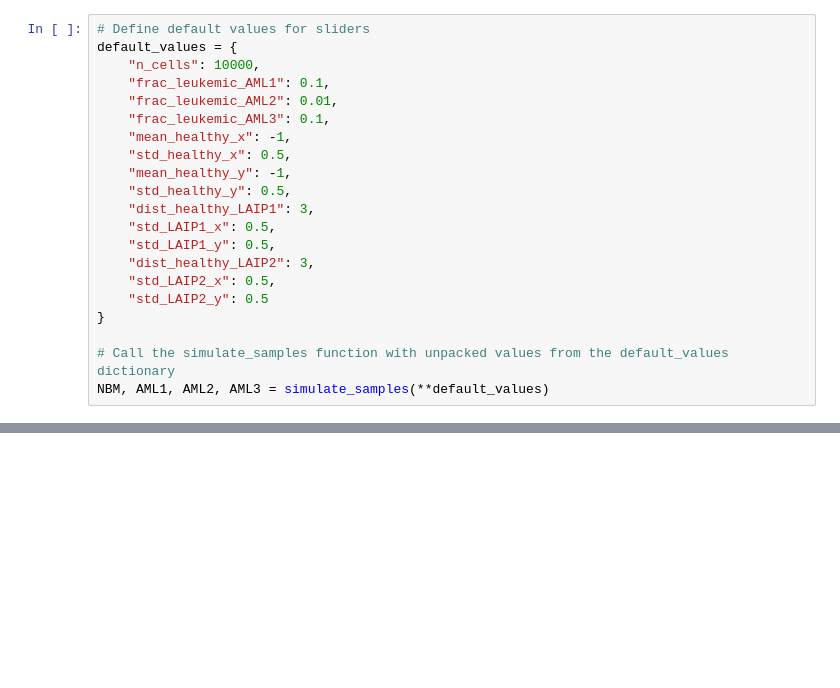
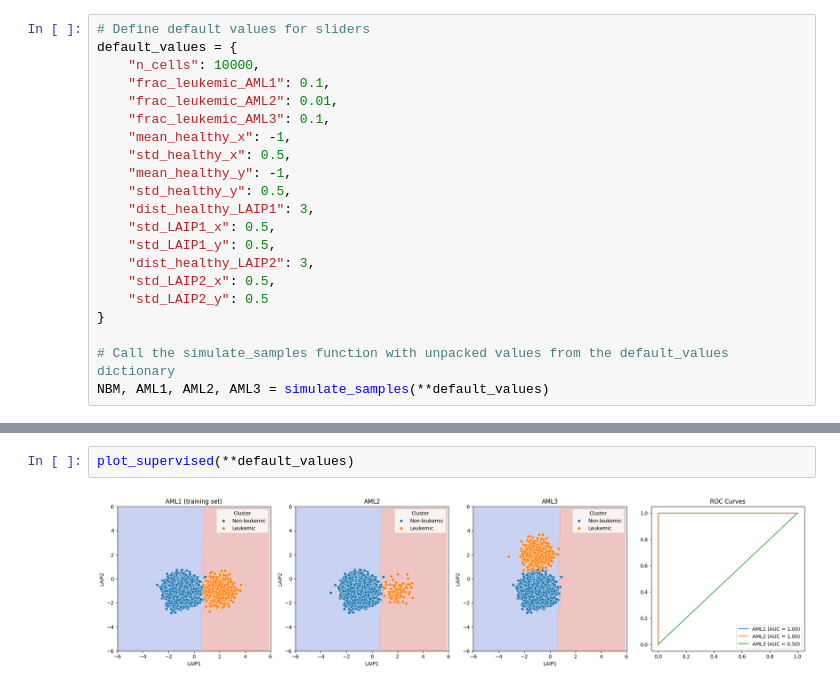
Before and after one commit to AUMC-HEMA/cMRD-review, a Jupyter notebook: Paper.ipynb, the cells around one changed output, grey strips where cells are left out. Drawn from its saved outputs; the diff is of its cells as text; blank space fills up the shorter version.

```diff
--- a/Paper.ipynb
+++ b/Paper.ipynb
@@ -40,3 +48,7 @@ from plots import plot_cluster_with_normal
+# %%
+plot_supervised(**default_values)
+# %% [output]
+[figure, added]
 # %%
 plot_cluster_with_normal(**default_values)
 # %% [output]
```
Also changed, not shown: parts of 5 cells of this notebook.
